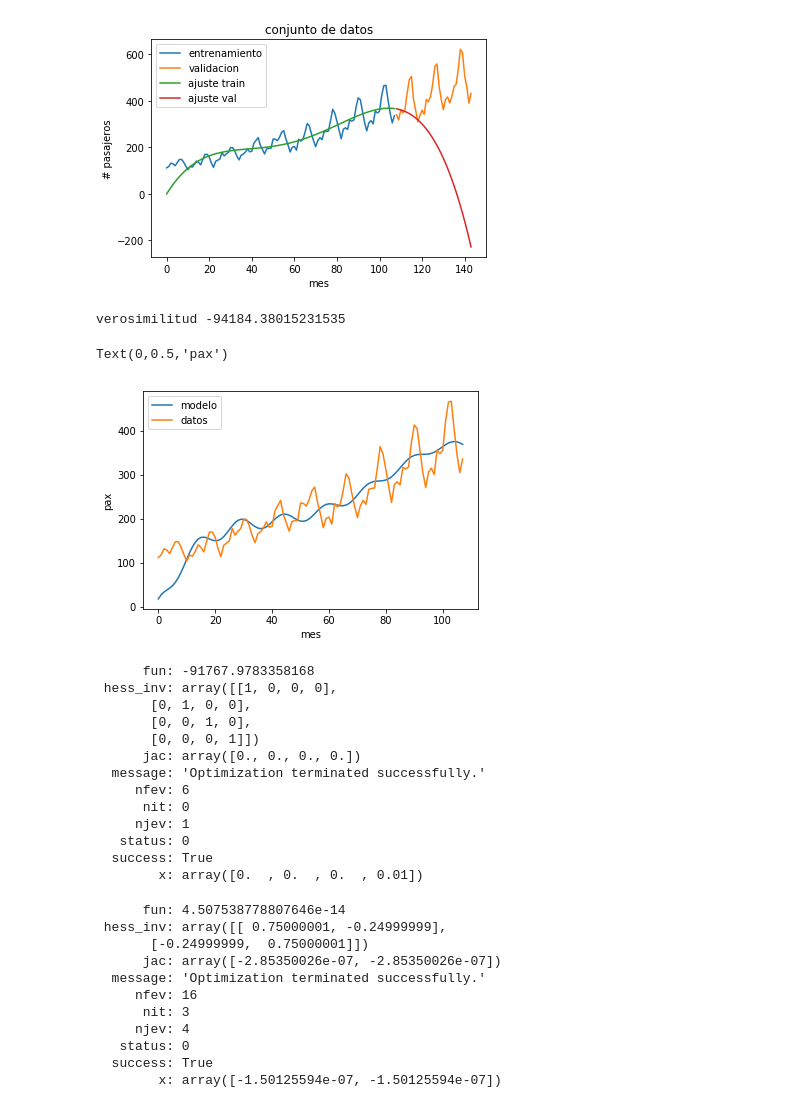
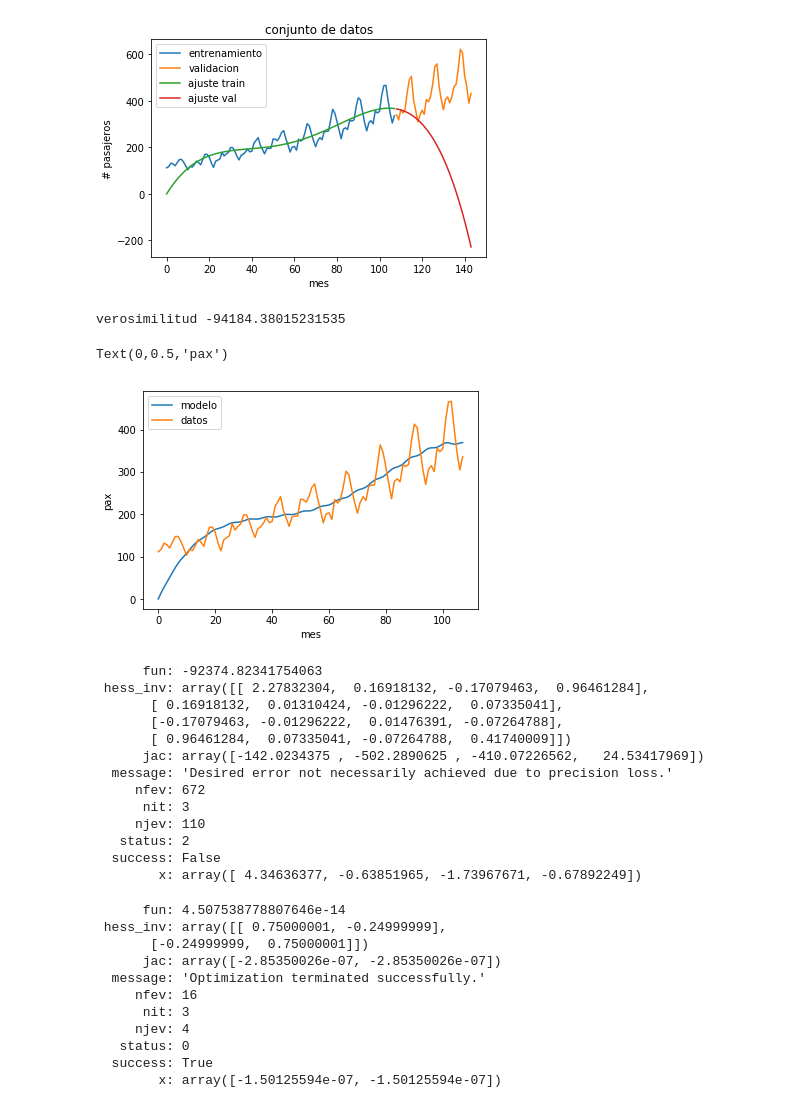
Before and after one commit to fluowhy/PML, a Jupyter notebook: T2/Tarea_2.ipynb, the cells around one changed output. Drawn from its saved outputs; the diff is of its cells as text; code cells hidden in the pictures.

Commit message:
add random

```diff
--- a/T2/Tarea_2.ipynb
+++ b/T2/Tarea_2.ipynb
@@ -99,36 +99,40 @@ plt.title('conjunto de datos')
 Text(0.5,1,'conjunto de datos')
 [figure]
 # %%
+m2 = modelo2(x=mes_train, pre_params=theta_map, params=[1, 1, 1, 0.01])
 L = log_like(params=[20, 2*3.14/15,2,-0.01], x=mes_train, y=pax_train, pre_params=theta_map, sigma_e=s_e)
 
 print('verosimilitud', L)
 
 plt.plot(mes_train, m2, label='modelo')
 plt.plot(mes_train, pax_train, label='datos')
 plt.legend()
 plt.xlabel('mes')
 plt.ylabel('pax')
 # %% [output]
 verosimilitud -94184.38015231535
 Text(0,0.5,'pax')
-[figure, old version]
+[figure, new version]
 # %%
-res = minimize(fun=log_like, x0=np.array([0, 0, 0, 0.01]), args=(mes_train, pax_train, theta_map, s_e), method='BFGS')
+t1 = np.random.normal(0, 1)
+t2 = np.random.normal(0, 1)
+t3 = np.random.normal(0, 1)
+res = minimize(fun=log_like, x0=np.array([t1, t2, t3, 0.01]), args=(mes_train, pax_train, theta_map, s_e), method='BFGS')
 print(res)
 # %% [output]
-      fun: -91767.9783358168
- hess_inv: array([[1, 0, 0, 0],
-       [0, 1, 0, 0],
-       [0, 0, 1, 0],
-       [0, 0, 0, 1]])
-      jac: array([0., 0., 0., 0.])
-  message: 'Optimization terminated successfully.'
-     nfev: 6
-      nit: 0
-     njev: 1
-   status: 0
-  success: True
-        x: array([0.  , 0.  , 0.  , 0.01])
+      fun: -92374.82341754063
+ hess_inv: array([[ 2.27832304,  0.16918132, -0.17079463,  0.96461284],
+       [ 0.16918132,  0.01310424, -0.01296222,  0.07335041],
+       [-0.17079463, -0.01296222,  0.01476391, -0.07264788],
+       [ 0.96461284,  0.07335041, -0.07264788,  0.41740009]])
+      jac: array([-142.0234375 , -502.2890625 , -410.07226562,   24.53417969])
+  message: 'Desired error not necessarily achieved due to precision loss.'
+     nfev: 672
+      nit: 3
+     njev: 110
+   status: 2
+  success: False
+        x: array([ 4.34636377, -0.63851965, -1.73967671, -0.67892249])
 # %%
 def model(a, x):
     return a[0]**2*x**2 + a[1]**2*x**2
```
